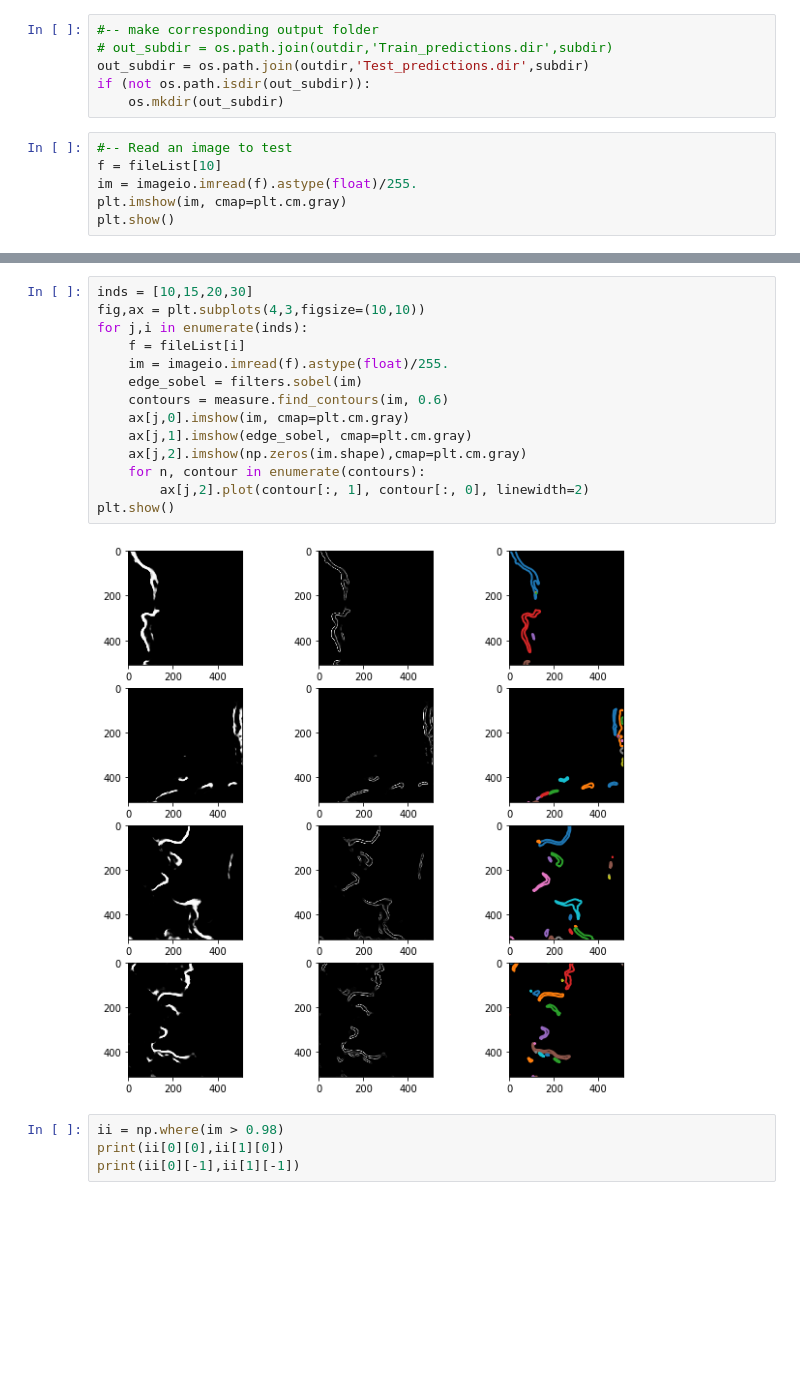
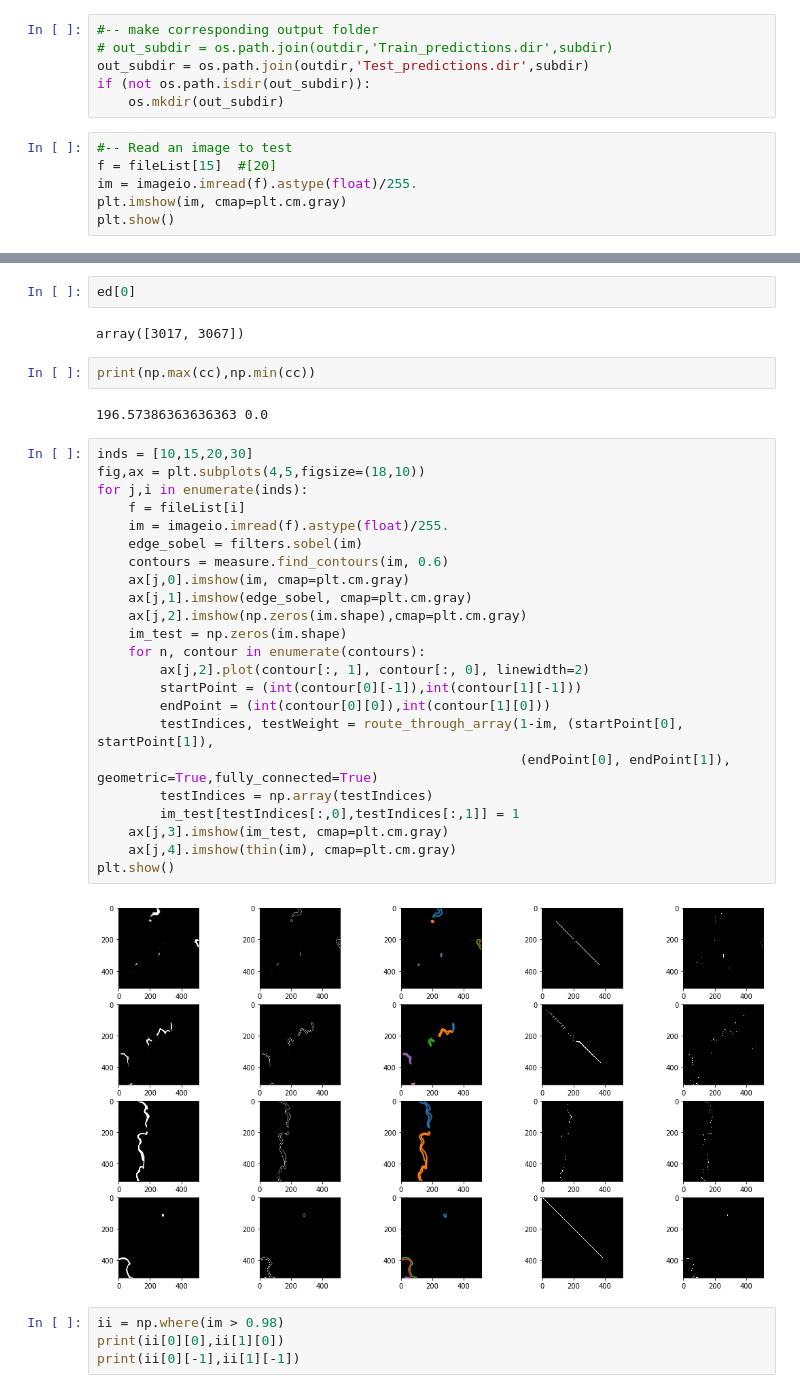
Before and after one commit to yaramohajerani/GL_learning, a Jupyter notebook: GL_postprocessing_geocoded_complex.ipynb, the cells around one changed output, grey strips where cells are left out. Cells and saved outputs as stored; diff of their text form; blank space fills up the shorter version.

```diff
--- a/GL_postprocessing_geocoded_complex.ipynb
+++ b/GL_postprocessing_geocoded_complex.ipynb
@@ -33,7 +40,7 @@ if (not os.path.isdir(out_subdir)):
     os.mkdir(out_subdir)
 # %%
 #-- Read an image to test
-f = fileList[10]
+f = fileList[15]  #[20]
 im = imageio.imread(f).astype(float)/255.
 plt.imshow(im, cmap=plt.cm.gray)
 plt.show()
@@ -85,19 +170,36 @@ plt.show()
+# %%
+ed[0]
+# %% [output]
+array([3017, 3067])
+# %%
+print(np.max(cc),np.min(cc))
+# %% [output]
+196.57386363636363 0.0
 # %%
 inds = [10,15,20,30]
-fig,ax = plt.subplots(4,3,figsize=(10,10))
+fig,ax = plt.subplots(4,5,figsize=(18,10))
 for j,i in enumerate(inds):
     f = fileList[i]
     im = imageio.imread(f).astype(float)/255.
     edge_sobel = filters.sobel(im)
     contours = measure.find_contours(im, 0.6)
     ax[j,0].imshow(im, cmap=plt.cm.gray)
     ax[j,1].imshow(edge_sobel, cmap=plt.cm.gray)
     ax[j,2].imshow(np.zeros(im.shape),cmap=plt.cm.gray)
+    im_test = np.zeros(im.shape)
     for n, contour in enumerate(contours):
         ax[j,2].plot(contour[:, 1], contour[:, 0], linewidth=2)
+        startPoint = (int(contour[0][-1]),int(contour[1][-1]))
+        endPoint = (int(contour[0][0]),int(contour[1][0]))
+        testIndices, testWeight = route_through_array(1-im, (startPoint[0], startPoint[1]),
+                                                      (endPoint[0], endPoint[1]), geometric=True,fully_connected=True)
+        testIndices = np.array(testIndices)
+        im_test[testIndices[:,0],testIndices[:,1]] = 1
+    ax[j,3].imshow(im_test, cmap=plt.cm.gray)
+    ax[j,4].imshow(thin(im), cmap=plt.cm.gray)
 plt.show()
 # %% [output]
-[figure, old version]
+[figure, new version]
 # %%
 ii = np.where(im > 0.98)
 print(ii[0][0],ii[1][0])
```
Also changed, not shown: parts of 14 cells of this notebook.
